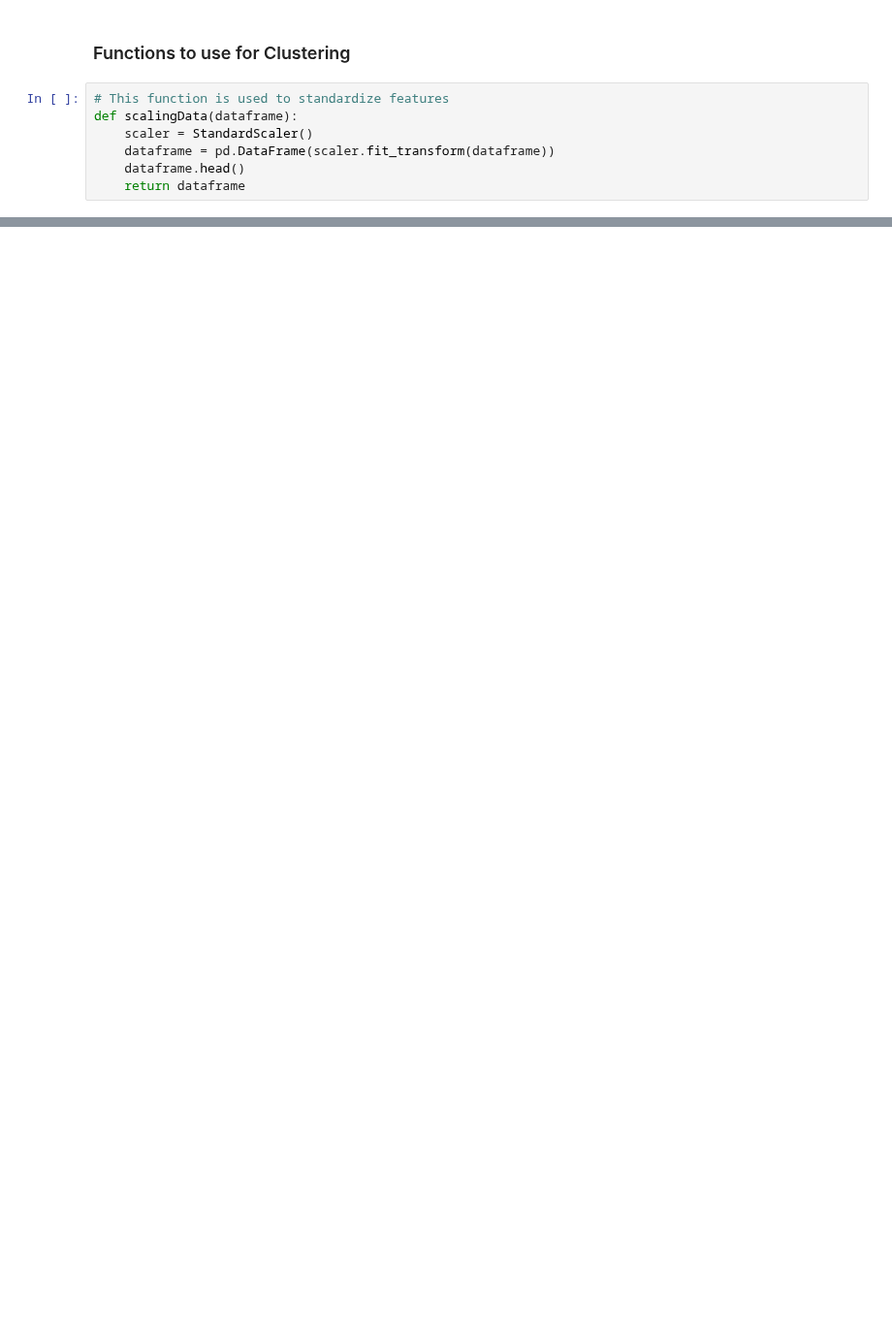
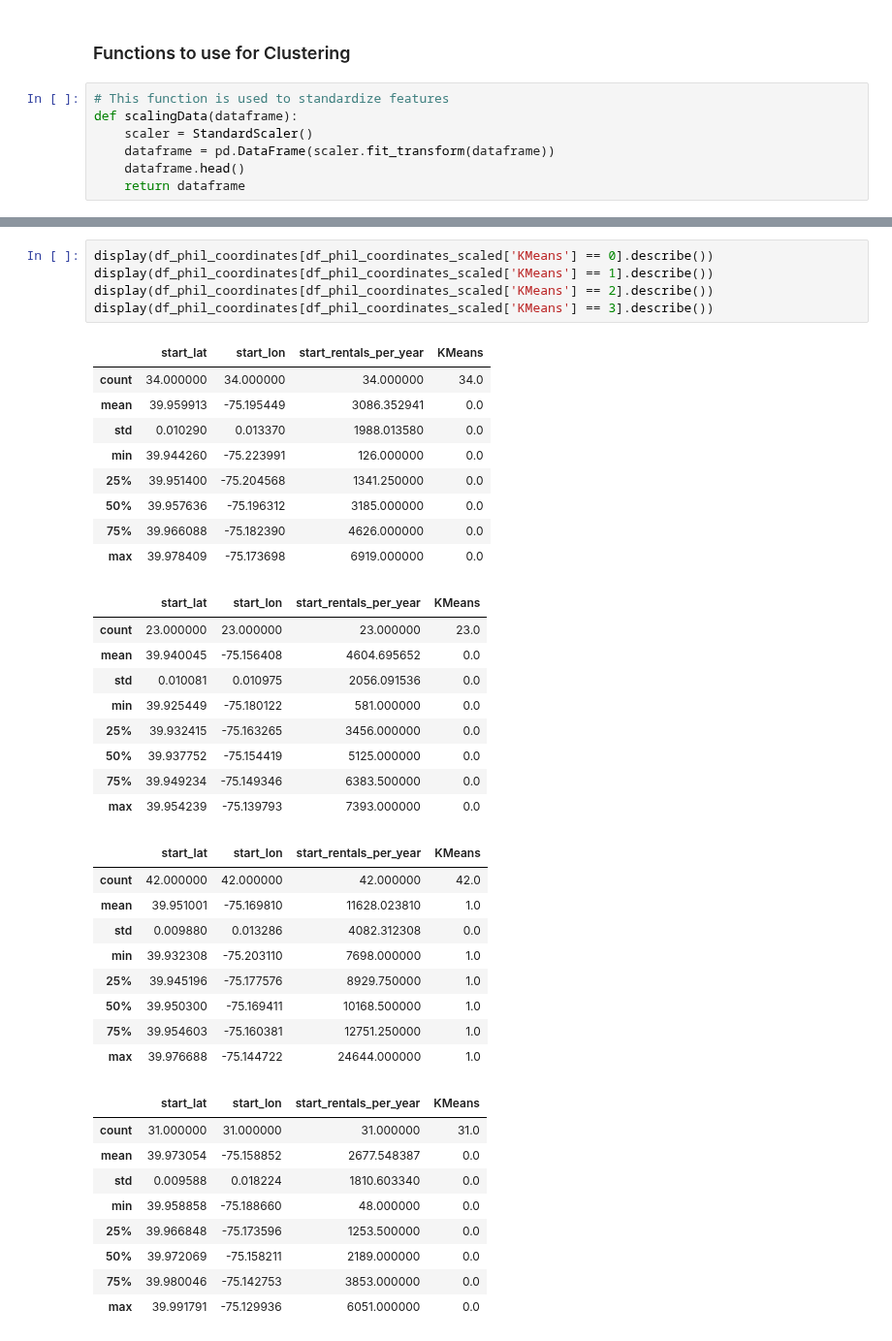
Before and after one commit to yassinehammou27/intentionally_blank, a Jupyter notebook: Team Assignment - Intentionally Blank.ipynb, the cells around one changed output, grey strips where cells are left out. Shown at 97% size. Saved outputs shown, nothing was run; the diff lists cells and outputs as text; blank space fills up the shorter version.

```diff
--- a/Team Assignment - Intentionally Blank.ipynb
+++ b/Team Assignment - Intentionally Blank.ipynb
@@ -407,0 +400,42 @@ calcKMeans(5, df_phil_clustering_scaled)
+# %%
+display(df_phil_coordinates[df_phil_coordinates_scaled['KMeans'] == 0].describe())
+display(df_phil_coordinates[df_phil_coordinates_scaled['KMeans'] == 1].describe())
+display(df_phil_coordinates[df_phil_coordinates_scaled['KMeans'] == 2].describe())
+display(df_phil_coordinates[df_phil_coordinates_scaled['KMeans'] == 3].describe())
+# %% [output]
+|  | start_lat | start_lon | start_rentals_per_year | KMeans |
+| count | 34.000000 | 34.000000 | 34.000000 | 34.0 |
+| mean | 39.959913 | -75.195449 | 3086.352941 | 0.0 |
+| std | 0.010290 | 0.013370 | 1988.013580 | 0.0 |
+| min | 39.944260 | -75.223991 | 126.000000 | 0.0 |
+| 25% | 39.951400 | -75.204568 | 1341.250000 | 0.0 |
+| 50% | 39.957636 | -75.196312 | 3185.000000 | 0.0 |
+| 75% | 39.966088 | -75.182390 | 4626.000000 | 0.0 |
+| max | 39.978409 | -75.173698 | 6919.000000 | 0.0 |
+|  | start_lat | start_lon | start_rentals_per_year | KMeans |
+| count | 23.000000 | 23.000000 | 23.000000 | 23.0 |
+| mean | 39.940045 | -75.156408 | 4604.695652 | 0.0 |
+| std | 0.010081 | 0.010975 | 2056.091536 | 0.0 |
+| min | 39.925449 | -75.180122 | 581.000000 | 0.0 |
+| 25% | 39.932415 | -75.163265 | 3456.000000 | 0.0 |
+| 50% | 39.937752 | -75.154419 | 5125.000000 | 0.0 |
+| 75% | 39.949234 | -75.149346 | 6383.500000 | 0.0 |
+| max | 39.954239 | -75.139793 | 7393.000000 | 0.0 |
+|  | start_lat | start_lon | start_rentals_per_year | KMeans |
+| count | 42.000000 | 42.000000 | 42.000000 | 42.0 |
+| mean | 39.951001 | -75.169810 | 11628.023810 | 1.0 |
+| std | 0.009880 | 0.013286 | 4082.312308 | 0.0 |
+| min | 39.932308 | -75.203110 | 7698.000000 | 1.0 |
+| 25% | 39.945196 | -75.177576 | 8929.750000 | 1.0 |
+| 50% | 39.950300 | -75.169411 | 10168.500000 | 1.0 |
+| 75% | 39.954603 | -75.160381 | 12751.250000 | 1.0 |
+| max | 39.976688 | -75.144722 | 24644.000000 | 1.0 |
+|  | start_lat | start_lon | start_rentals_per_year | KMeans |
+| count | 31.000000 | 31.000000 | 31.000000 | 31.0 |
+| mean | 39.973054 | -75.158852 | 2677.548387 | 0.0 |
+| std | 0.009588 | 0.018224 | 1810.603340 | 0.0 |
+| min | 39.958858 | -75.188660 | 48.000000 | 0.0 |
+| 25% | 39.966848 | -75.173596 | 1253.500000 | 0.0 |
+| 50% | 39.972069 | -75.158211 | 2189.000000 | 0.0 |
+| 75% | 39.980046 | -75.142753 | 3853.000000 | 0.0 |
+| max | 39.991791 | -75.129936 | 6051.000000 | 0.0 |
```
Also changed, not shown: parts of 8 cells of this notebook.
